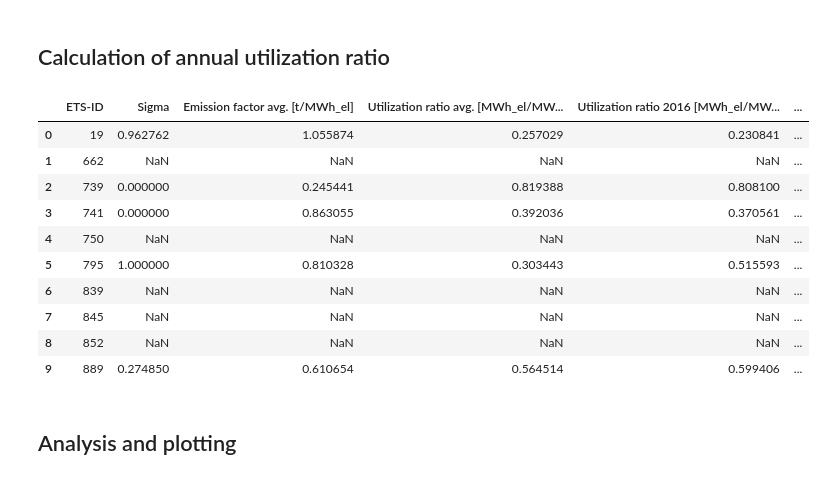
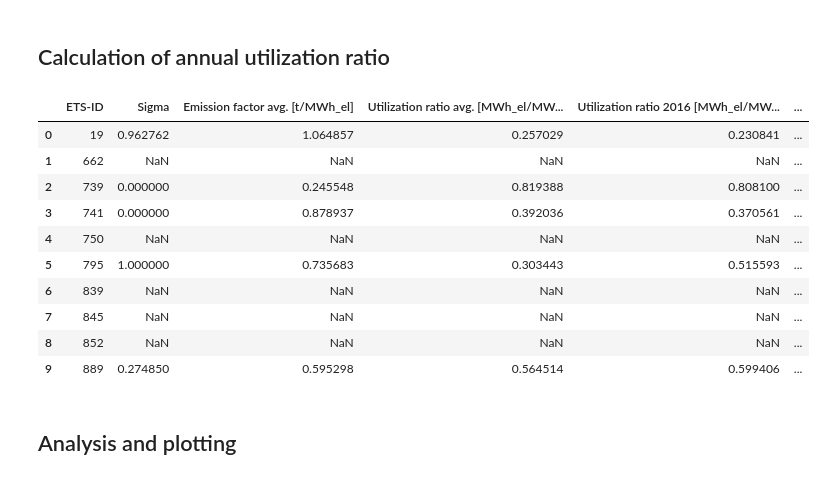
Before and after one commit to INATECH-CIG/CO2_emissions_factors_DE, a Jupyter notebook: main.ipynb, the cells around one changed output. Cells and saved outputs as stored; diff of their text form; code cells hidden in the pictures.

```diff
--- a/main.ipynb
+++ b/main.ipynb
@@ -430,12 +430,14 @@ The yearly installation-specific emission factor is calculated using electricity
 # iterate through years and installations to calculate the emission factors
 for id in ets_list:
     em_fac_list = []
+    total_gen = 0
+    total_em = 0
     for y in years:
         # access generation and emission data
         gen = installations.loc[installations['ETS-ID']==id, 'Generation elec. '+str(y)+' [MWh_el]'].values[0]
         em_elec = installations.loc[installations['ETS-ID']==id, 'Emissions (elec.) '+str(y)+' [t]'].values[0]
 
-        # calculation of emission factor
+        # calculation of annual emission factor
         if em_elec == 0 or gen == 0:
             em_fac = np.NaN
         else:
@@ -443,14 +445,11 @@ for id in ets_list:
         em_fac_list.append(em_fac)
         installations.loc[installations['ETS-ID']==id, 'Emission factor ' + str(y) + ' [t/MWh_el]'] = em_fac
 
-    # remove nan entries and unrealistically low/high values
-    em_fac_list = [x for x in em_fac_list if str(x) != 'nan']
-    em_fac_list = [x for x in em_fac_list if x<5 and x>-0.1]
-    # calculate average emission factor
-    if em_fac_list:
-        em_fac_avg = sum(em_fac_list) / len(em_fac_list)
-    else:
-        em_fac_avg = np.NaN
+        # sums for average emission factor
+        total_gen += gen
+        total_em += em_elec
+    # calculation of average emission factor
+    em_fac_avg = total_em / total_gen
     installations.loc[installations['ETS-ID']==id, 'Emission factor avg. [t/MWh_el]'] = em_fac_avg
 
 # output
@@ -572,44 +571,46 @@ Full source: Juhrich, K. & Umweltbundesamt, Fachgebiet Emissionssituation. (2009
 # %%
 # CALCULATION OF UTILIZATION FACTOR
 
 # iterate through years and locations to calculate the utilization factors
 for id in ets_list:
     utilization_list = []
+    gen_total = 0
+    em_total = 0
+    ff_total = 0
     for y in years:
-        # get emission factor data
-        em_fac = installations.loc[installations['ETS-ID']==id, 'Emission factor '+str(y)+' [t/MWh_el]'].values[0]
+        # access data
+        gen = installations.loc[installations['ETS-ID']==id, 'Generation elec. '+str(y)+' [MWh_el]'].values[0]
+        em_elec = installations.loc[installations['ETS-ID']==id, 'Emissions (elec.) '+str(y)+' [t]'].values[0]
         fuel_fac_th = installations.loc[installations['ETS-ID']==id, 'Thermal fuel emission factor [t/MWh_th]'].values[0]
 
-        # calculation of utilization factor
-        utilization = fuel_fac_th / em_fac
+        # calculation of utilization ratio
+        utilization = fuel_fac_th / (em_elec / gen)
         utilization_list.append(utilization)
         installations.loc[installations['ETS-ID']==id, 'Utilization ratio ' + str(y) + ' [MWh_el/MWh_th]'] = utilization
 
-    # remove nan entries and unrealistically low/high values
-    utilization_list = [x for x in utilization_list if str(x) != 'nan']
-    utilization_list = [x for x in utilization_list if x>=0 and x<=1]
-    # calculate average utilization_factor
-    if utilization_list:
-        utilization_avg = sum(utilization_list) / len(utilization_list)
-    else:
-        utilization_avg = np.NaN
+        # sums for average utilization ratio
+        gen_total += gen
+        em_total += em_elec
+        ff_total += fuel_fac_th
+    # calculate average utilization ratio
+    utilization_avg = ff_total / (em_total / gen_total)
     installations.loc[installations['ETS-ID']==id, 'Utilization ratio avg. [MWh_el/MWh_th]'] = utilization_avg
 
 # output
 columns = ['ETS-ID', 'Sigma', 'Emission factor avg. [t/MWh_el]', 'Utilization ratio avg. [MWh_el/MWh_th]'] + ['Utilization ratio ' + str(y) + " [MWh_el/MWh_th]" for y in years]
 installations.loc[:,columns].head(10)
 # %% [output]
 |  | ETS-ID | Sigma | Emission factor avg. [t/MWh_el] | Utilization ratio avg. [MWh_el/MW... | Utilization ratio 2016 [MWh_el/MW... | ... |
-| 0 | 19 | 0.962762 | 1.055874 | 0.257029 | 0.230841 | ... |
+| 0 | 19 | 0.962762 | 1.064857 | 0.257029 | 0.230841 | ... |
 | 1 | 662 | NaN | NaN | NaN | NaN | ... |
-| 2 | 739 | 0.000000 | 0.245441 | 0.819388 | 0.808100 | ... |
-| 3 | 741 | 0.000000 | 0.863055 | 0.392036 | 0.370561 | ... |
+| 2 | 739 | 0.000000 | 0.245548 | 0.819388 | 0.808100 | ... |
+| 3 | 741 | 0.000000 | 0.878937 | 0.392036 | 0.370561 | ... |
 | 4 | 750 | NaN | NaN | NaN | NaN | ... |
-| 5 | 795 | 1.000000 | 0.810328 | 0.303443 | 0.515593 | ... |
+| 5 | 795 | 1.000000 | 0.735683 | 0.303443 | 0.515593 | ... |
 | 6 | 839 | NaN | NaN | NaN | NaN | ... |
 | 7 | 845 | NaN | NaN | NaN | NaN | ... |
 | 8 | 852 | NaN | NaN | NaN | NaN | ... |
-| 9 | 889 | 0.274850 | 0.610654 | 0.564514 | 0.599406 | ... |
+| 9 | 889 | 0.274850 | 0.595298 | 0.564514 | 0.599406 | ... |
 # %% [markdown]
 ## Analysis and plotting
 # %%
```
Also changed, not shown: parts of 5 cells of this notebook.
